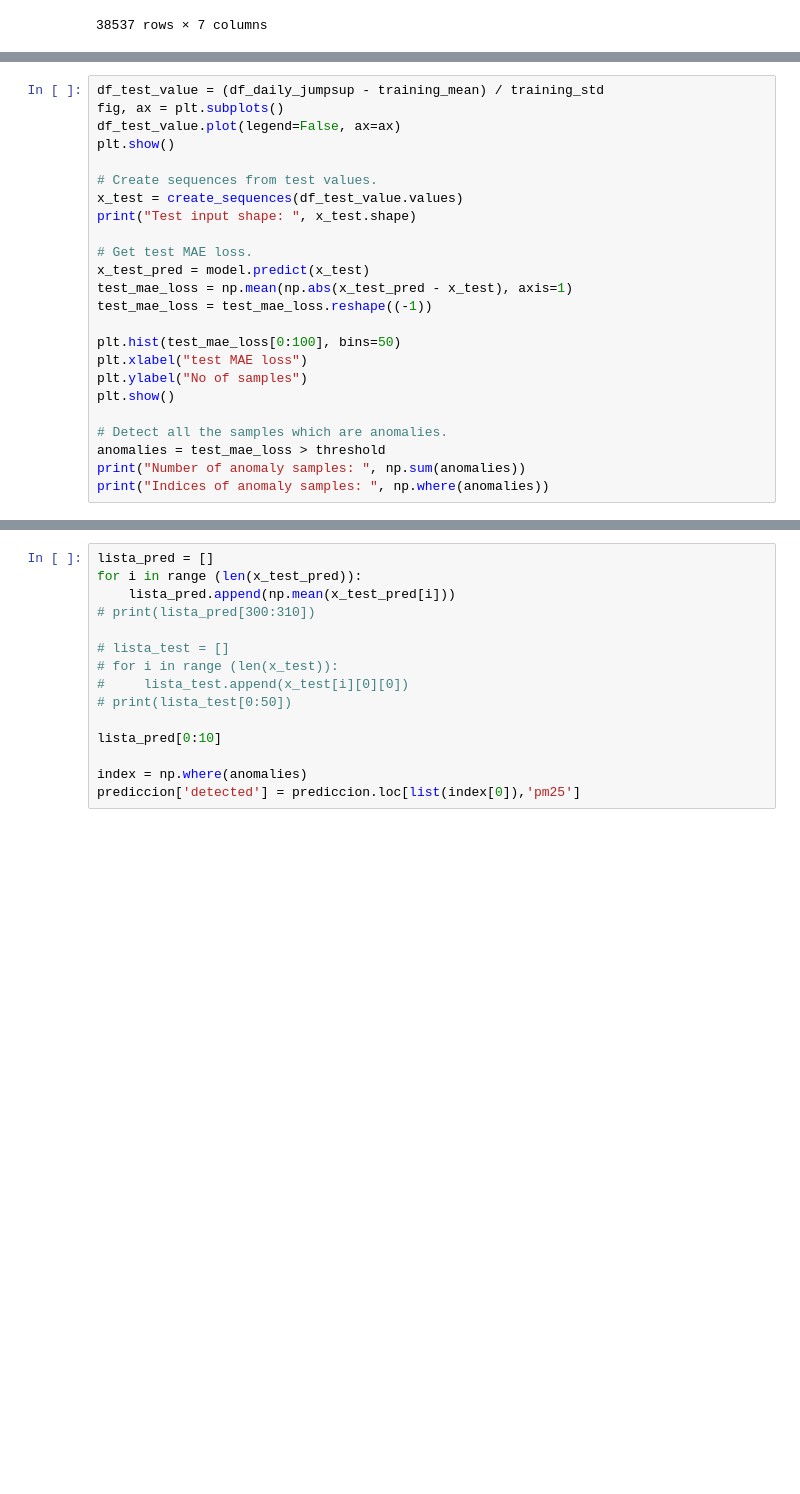
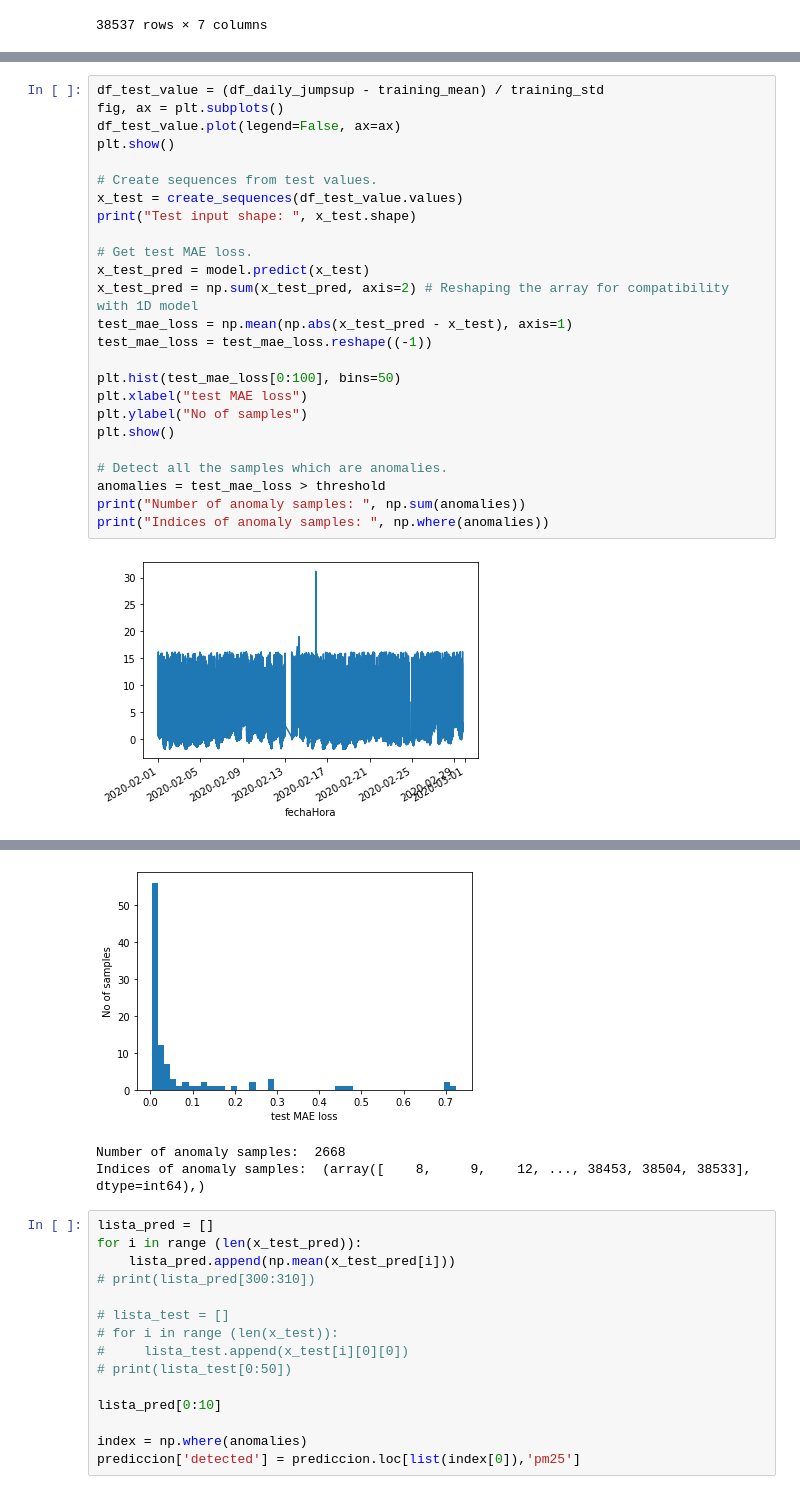
Before and after one commit to ferrcho024/Objetive_1, a Jupyter notebook: Outlier Detection/Autoencoder_MSE.ipynb, the cells around one changed output, grey strips where cells are left out. Drawn from its saved outputs; the diff is of its cells as text; blank space fills up the shorter version.

```diff
--- a/Outlier Detection/Autoencoder_MSE.ipynb
+++ b/Outlier Detection/Autoencoder_MSE.ipynb
@@ -218,24 +267,27 @@ plt.show()
 # %%
 df_test_value = (df_daily_jumpsup - training_mean) / training_std
 fig, ax = plt.subplots()
 df_test_value.plot(legend=False, ax=ax)
 plt.show()
 
 # Create sequences from test values.
 x_test = create_sequences(df_test_value.values)
 print("Test input shape: ", x_test.shape)
 
 # Get test MAE loss.
 x_test_pred = model.predict(x_test)
+x_test_pred = np.sum(x_test_pred, axis=2) # Reshaping the array for compatibility with 1D model
 test_mae_loss = np.mean(np.abs(x_test_pred - x_test), axis=1)
 test_mae_loss = test_mae_loss.reshape((-1))
 
 plt.hist(test_mae_loss[0:100], bins=50)
 plt.xlabel("test MAE loss")
 plt.ylabel("No of samples")
 plt.show()
 
 # Detect all the samples which are anomalies.
 anomalies = test_mae_loss > threshold
 print("Number of anomaly samples: ", np.sum(anomalies))
 print("Indices of anomaly samples: ", np.where(anomalies))
+# %% [output]
+[figure, added]
@@ -242,3 +296,6 @@ print("Indices of anomaly samples: ", np.where(anomalies))
+[figure, added]
+Number of anomaly samples:  2668
+Indices of anomaly samples:  (array([    8,     9,    12, ..., 38453, 38504, 38533], dtype=int64),)
 # %%
 lista_pred = []
 for i in range (len(x_test_pred)):
```
Also changed, not shown: parts of 11 cells of this notebook, 20 other files.
